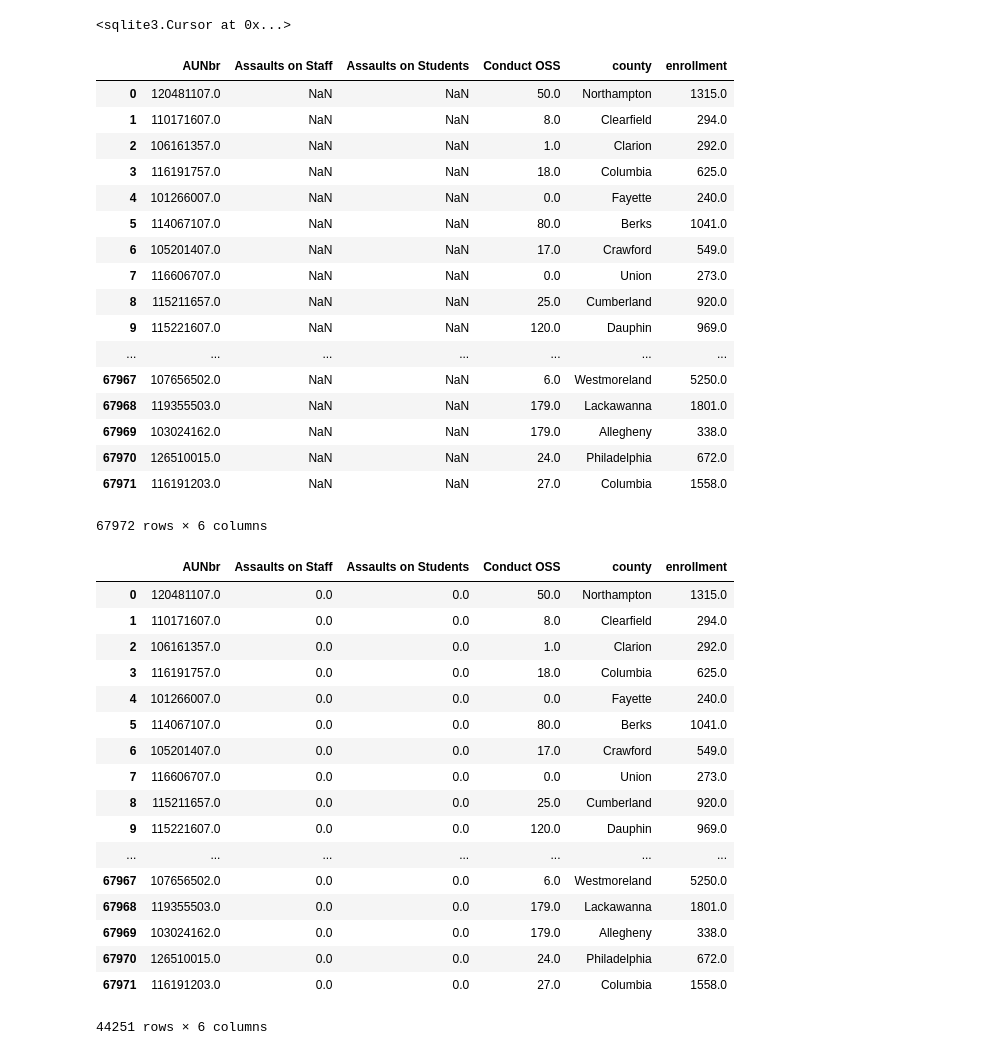
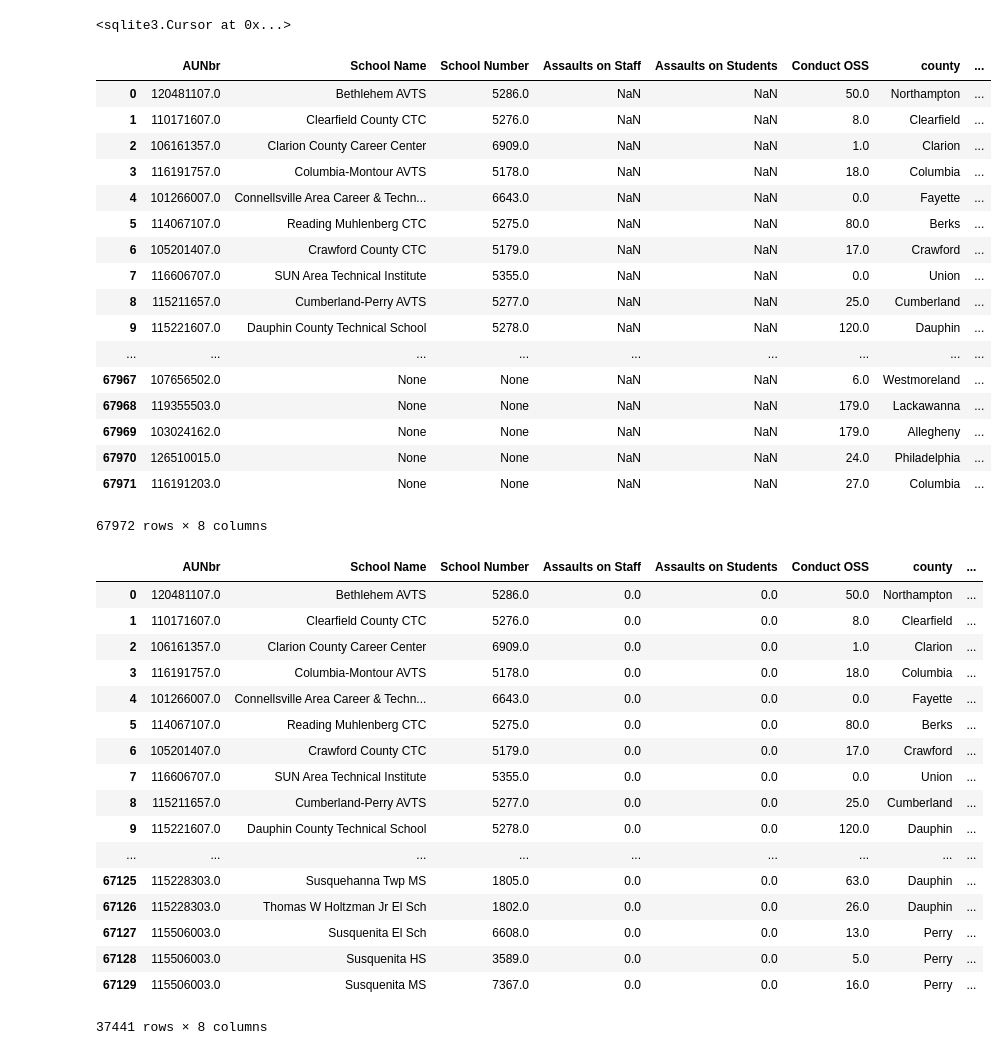
Before and after one commit to RebeccaXXX/DOM-and-Gerry, a Jupyter notebook: Data_from_database.ipynb, the cells around one changed output. Drawn from its saved outputs; the diff is of its cells as text; code cells hidden in the pictures.

Commit message:
update school safety data

```diff
--- a/Data_from_database.ipynb
+++ b/Data_from_database.ipynb
@@ -61,51 +61,51 @@ for i in to_be_inserted:
 c.execute("select * from NewTable")
 data = c.fetchall()
 # %%
-headers = ["AUNbr","Assaults on Staff","Assaults on Students","Conduct OSS","county","enrollment"]
+headers = ["AUNbr","School Name","School Number","Assaults on Staff","Assaults on Students","Conduct OSS","county","enrollment"]
 df = pd.DataFrame.from_records(data, columns = headers)
 df
 # %% [output]
-|  | AUNbr | Assaults on Staff | Assaults on Students | Conduct OSS | county | enrollment |
-| 0 | 120481107.0 | NaN | NaN | 50.0 | Northampton | 1315.0 |
-| 1 | 110171607.0 | NaN | NaN | 8.0 | Clearfield | 294.0 |
-| 2 | 106161357.0 | NaN | NaN | 1.0 | Clarion | 292.0 |
-| 3 | 116191757.0 | NaN | NaN | 18.0 | Columbia | 625.0 |
-| 4 | 101266007.0 | NaN | NaN | 0.0 | Fayette | 240.0 |
-| 5 | 114067107.0 | NaN | NaN | 80.0 | Berks | 1041.0 |
-| 6 | 105201407.0 | NaN | NaN | 17.0 | Crawford | 549.0 |
-| 7 | 116606707.0 | NaN | NaN | 0.0 | Union | 273.0 |
-| 8 | 115211657.0 | NaN | NaN | 25.0 | Cumberland | 920.0 |
-| 9 | 115221607.0 | NaN | NaN | 120.0 | Dauphin | 969.0 |
-| ... | ... | ... | ... | ... | ... | ... |
-| 67967 | 107656502.0 | NaN | NaN | 6.0 | Westmoreland | 5250.0 |
-| 67968 | 119355503.0 | NaN | NaN | 179.0 | Lackawanna | 1801.0 |
-| 67969 | 103024162.0 | NaN | NaN | 179.0 | Allegheny | 338.0 |
-| 67970 | 126510015.0 | NaN | NaN | 24.0 | Philadelphia | 672.0 |
-| 67971 | 116191203.0 | NaN | NaN | 27.0 | Columbia | 1558.0 |
+|  | AUNbr | School Name | School Number | Assaults on Staff | Assaults on Students | Conduct OSS | county | ... |
+| 0 | 120481107.0 | Bethlehem AVTS | 5286.0 | NaN | NaN | 50.0 | Northampton | ... |
+| 1 | 110171607.0 | Clearfield County CTC | 5276.0 | NaN | NaN | 8.0 | Clearfield | ... |
+| 2 | 106161357.0 | Clarion County Career Center | 6909.0 | NaN | NaN | 1.0 | Clarion | ... |
+| 3 | 116191757.0 | Columbia-Montour AVTS | 5178.0 | NaN | NaN | 18.0 | Columbia | ... |
+| 4 | 101266007.0 | Connellsville Area Career & Techn... | 6643.0 | NaN | NaN | 0.0 | Fayette | ... |
+| 5 | 114067107.0 | Reading Muhlenberg CTC | 5275.0 | NaN | NaN | 80.0 | Berks | ... |
+| 6 | 105201407.0 | Crawford County CTC | 5179.0 | NaN | NaN | 17.0 | Crawford | ... |
+| 7 | 116606707.0 | SUN Area Technical Institute | 5355.0 | NaN | NaN | 0.0 | Union | ... |
+| 8 | 115211657.0 | Cumberland-Perry AVTS | 5277.0 | NaN | NaN | 25.0 | Cumberland | ... |
+| 9 | 115221607.0 | Dauphin County Technical School | 5278.0 | NaN | NaN | 120.0 | Dauphin | ... |
+| ... | ... | ... | ... | ... | ... | ... | ... | ... |
+| 67967 | 107656502.0 | None | None | NaN | NaN | 6.0 | Westmoreland | ... |
+| 67968 | 119355503.0 | None | None | NaN | NaN | 179.0 | Lackawanna | ... |
+| 67969 | 103024162.0 | None | None | NaN | NaN | 179.0 | Allegheny | ... |
+| 67970 | 126510015.0 | None | None | NaN | NaN | 24.0 | Philadelphia | ... |
+| 67971 | 116191203.0 | None | None | NaN | NaN | 27.0 | Columbia | ... |
-67972 rows × 6 columns
+67972 rows × 8 columns
 # %%
 df[['Assaults on Staff', 'Assaults on Students']] = df[['Assaults on Staff', 'Assaults on Students']].fillna(0)
 df.dropna(axis=0, how='any', inplace=True)
 # %%
 df
 # %% [output]
-|  | AUNbr | Assaults on Staff | Assaults on Students | Conduct OSS | county | enrollment |
-| 0 | 120481107.0 | 0.0 | 0.0 | 50.0 | Northampton | 1315.0 |
-| 1 | 110171607.0 | 0.0 | 0.0 | 8.0 | Clearfield | 294.0 |
-| 2 | 106161357.0 | 0.0 | 0.0 | 1.0 | Clarion | 292.0 |
-| 3 | 116191757.0 | 0.0 | 0.0 | 18.0 | Columbia | 625.0 |
-| 4 | 101266007.0 | 0.0 | 0.0 | 0.0 | Fayette | 240.0 |
-| 5 | 114067107.0 | 0.0 | 0.0 | 80.0 | Berks | 1041.0 |
-| 6 | 105201407.0 | 0.0 | 0.0 | 17.0 | Crawford | 549.0 |
-| 7 | 116606707.0 | 0.0 | 0.0 | 0.0 | Union | 273.0 |
-| 8 | 115211657.0 | 0.0 | 0.0 | 25.0 | Cumberland | 920.0 |
-| 9 | 115221607.0 | 0.0 | 0.0 | 120.0 | Dauphin | 969.0 |
-| ... | ... | ... | ... | ... | ... | ... |
-| 67967 | 107656502.0 | 0.0 | 0.0 | 6.0 | Westmoreland | 5250.0 |
-| 67968 | 119355503.0 | 0.0 | 0.0 | 179.0 | Lackawanna | 1801.0 |
-| 67969 | 103024162.0 | 0.0 | 0.0 | 179.0 | Allegheny | 338.0 |
-| 67970 | 126510015.0 | 0.0 | 0.0 | 24.0 | Philadelphia | 672.0 |
-| 67971 | 116191203.0 | 0.0 | 0.0 | 27.0 | Columbia | 1558.0 |
+|  | AUNbr | School Name | School Number | Assaults on Staff | Assaults on Students | Conduct OSS | county | ... |
+| 0 | 120481107.0 | Bethlehem AVTS | 5286.0 | 0.0 | 0.0 | 50.0 | Northampton | ... |
+| 1 | 110171607.0 | Clearfield County CTC | 5276.0 | 0.0 | 0.0 | 8.0 | Clearfield | ... |
+| 2 | 106161357.0 | Clarion County Career Center | 6909.0 | 0.0 | 0.0 | 1.0 | Clarion | ... |
+| 3 | 116191757.0 | Columbia-Montour AVTS | 5178.0 | 0.0 | 0.0 | 18.0 | Columbia | ... |
+| 4 | 101266007.0 | Connellsville Area Career & Techn... | 6643.0 | 0.0 | 0.0 | 0.0 | Fayette | ... |
+| 5 | 114067107.0 | Reading Muhlenberg CTC | 5275.0 | 0.0 | 0.0 | 80.0 | Berks | ... |
+| 6 | 105201407.0 | Crawford County CTC | 5179.0 | 0.0 | 0.0 | 17.0 | Crawford | ... |
+| 7 | 116606707.0 | SUN Area Technical Institute | 5355.0 | 0.0 | 0.0 | 0.0 | Union | ... |
+| 8 | 115211657.0 | Cumberland-Perry AVTS | 5277.0 | 0.0 | 0.0 | 25.0 | Cumberland | ... |
+| 9 | 115221607.0 | Dauphin County Technical School | 5278.0 | 0.0 | 0.0 | 120.0 | Dauphin | ... |
+| ... | ... | ... | ... | ... | ... | ... | ... | ... |
+| 67125 | 115228303.0 | Susquehanna Twp MS | 1805.0 | 0.0 | 0.0 | 63.0 | Dauphin | ... |
+| 67126 | 115228303.0 | Thomas W Holtzman Jr El Sch | 1802.0 | 0.0 | 0.0 | 26.0 | Dauphin | ... |
+| 67127 | 115506003.0 | Susquenita El Sch | 6608.0 | 0.0 | 0.0 | 13.0 | Perry | ... |
+| 67128 | 115506003.0 | Susquenita HS | 3589.0 | 0.0 | 0.0 | 5.0 | Perry | ... |
+| 67129 | 115506003.0 | Susquenita MS | 7367.0 | 0.0 | 0.0 | 16.0 | Perry | ... |
-44251 rows × 6 columns
+37441 rows × 8 columns
 # %%
 df.to_csv("School_Safety_Data.csv",header = True)
```
Also changed, not shown: parts of 3 cells of this notebook, 2 other files.
